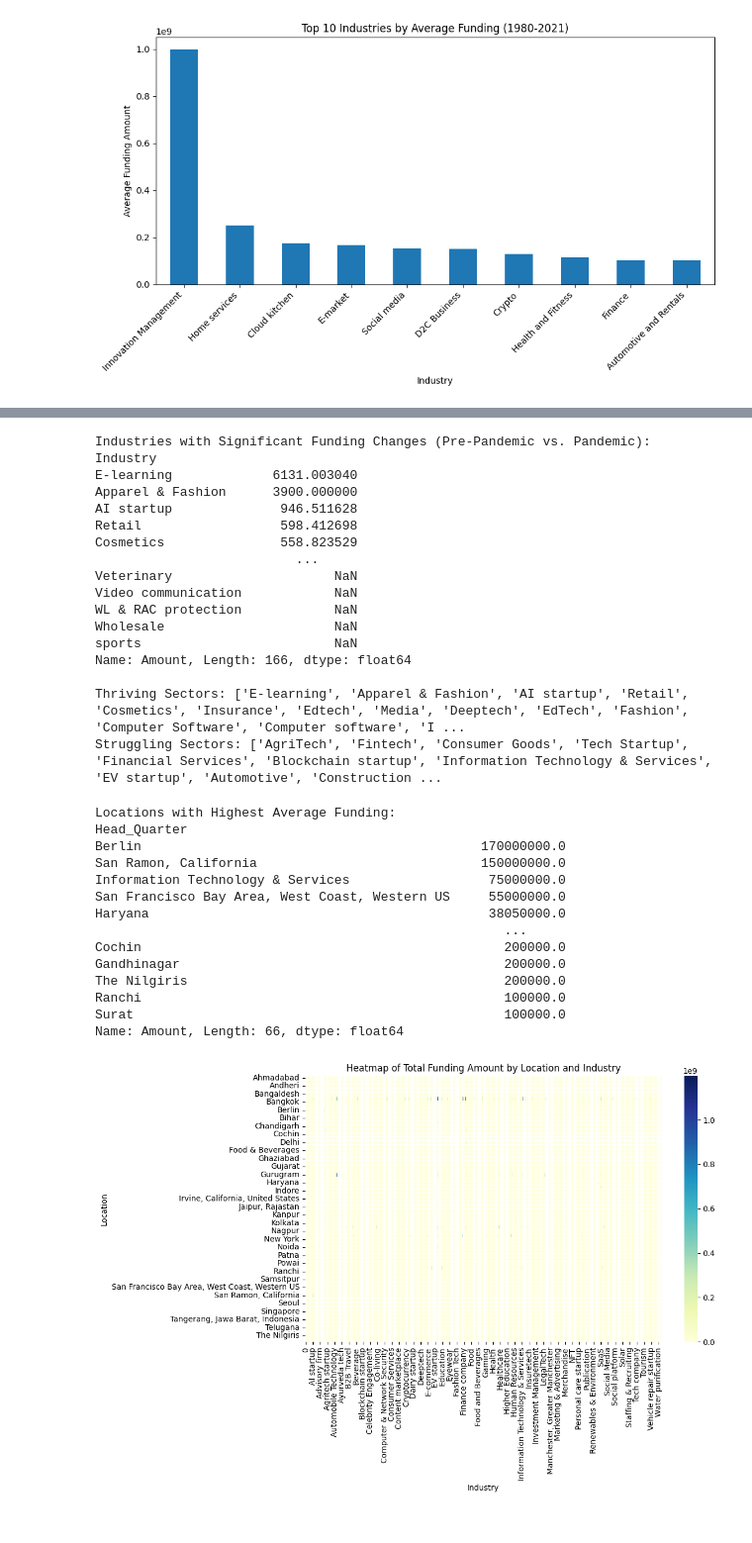
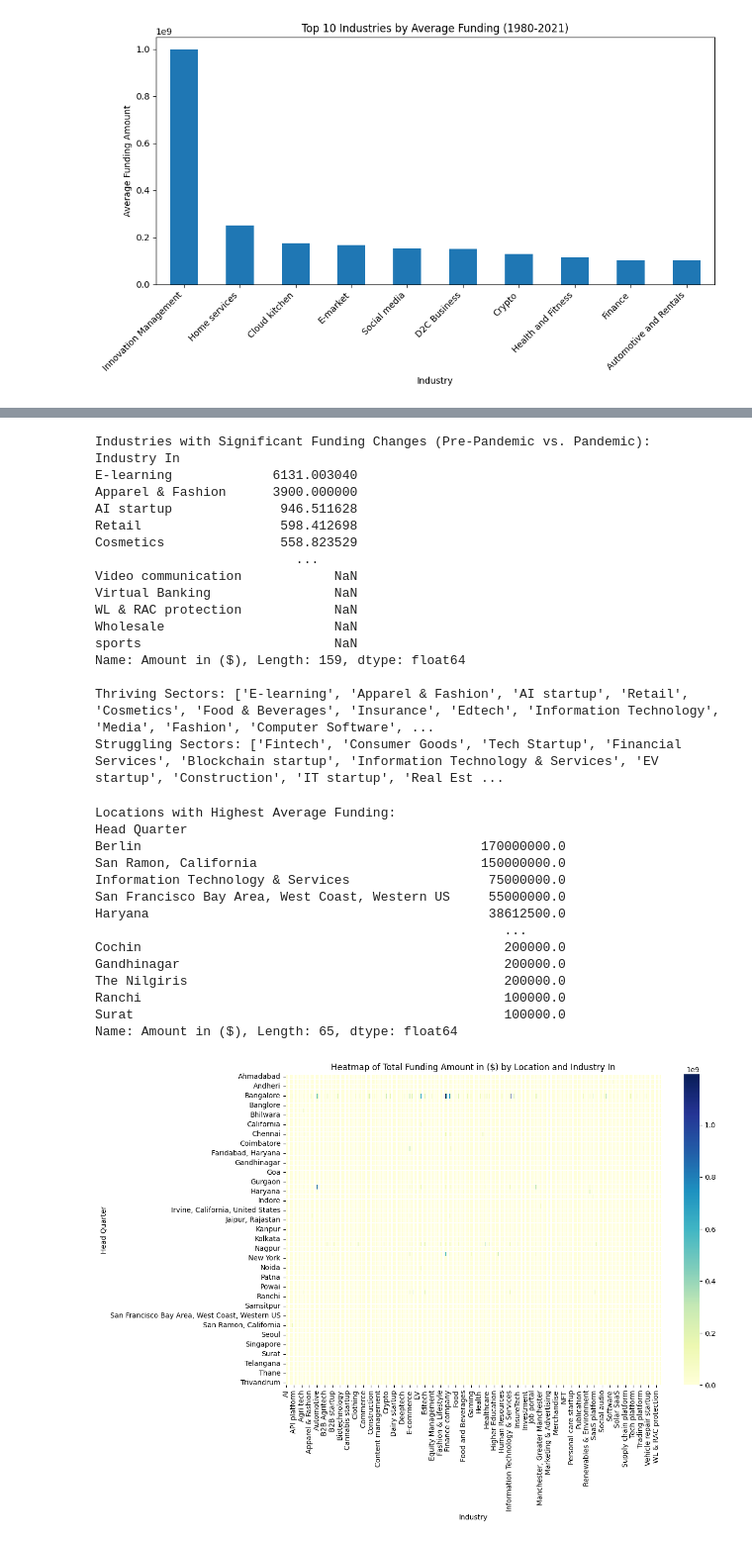
Before and after one commit to ndumbe0/LP-1-Project, a Jupyter notebook: Files/Hypothesis testing and Business Questions.ipynb, the cells around one changed output, grey strips where cells are left out. Shown: that part at 99% size. Drawn from its saved outputs; the diff is of its cells as text; code cells hidden in the pictures.

```diff
--- a/Files/Hypothesis testing and Business Questions.ipynb
+++ b/Files/Hypothesis testing and Business Questions.ipynb
@@ -13,31 +50,31 @@ import pandas as pd
 import statsmodels.formula.api as sm
 import statsmodels.api as sa
 
-# Data Cleaning
+
 df = df.dropna(subset=['Amount in ($)'])
 df = df[df['Amount in ($)'] != '']
 df['Amount in ($)'] = pd.to_numeric(df['Amount in ($)'], errors='coerce')
 
 # Handling infinite values and NaNs after conversion
-df = df[~df.isin([float('inf'), float('-inf')])].dropna()
 
-#Remove outliers
+df = df[~df.isin([float('inf'), float('-inf')]).any(axis=1)]
+df = df.dropna()
+
+# Remove outliers using IQR method
 Q1 = df['Amount in ($)'].quantile(0.25)
 Q3 = df['Amount in ($)'].quantile(0.75)
 IQR = Q3 - Q1
 lower_bound = Q1 - 1.5 * IQR
 upper_bound = Q3 + 1.5 * IQR
-df_no_outliers = df[(df['Amount in ($)'] >= lower_bound) & (df['Amount in ($)'] <= upper_bound)]
 
-# Perform ANOVA test
-formula = 'Amount in ($) ~ C(Industry In)'
+df_no_outliers = df[(df['Amount in ($)'] >= lower_bound) &
+                    (df['Amount in ($)'] <= upper_bound)]
+
+Use Q() to handle column names with spaces in formula
+formula = 'Q("Amount in ($)") ~ C(Q("Industry In"))'
 lm = sm.ols(formula, data=df_no_outliers).fit()
 anova_table = sa.stats.anova_lm(lm, typ=2)
 
+print("ANOVA Results (using Q() for column names with spaces):")
 print(anova_table)
-
-# Interpretation:
-# Look at the p-value in the ANOVA table.
-# - If the p-value is less than your significance level (e.g., 0.05), you reject the null hypothesis. This suggests that there are statistically significant differences in average funding amounts across different industries.
-# - If the p-value is greater than your significance level, you fail to reject the null hypothesis.  This suggests that there isn't enough evidence to conclude that the average funding amounts differ significantly across industries.
 # %% [output]
@@ -166,22 +204,22 @@ print("\nThriving Sectors:", thriving_sectors)
 print("Struggling Sectors:", struggling_sectors)
 # %% [output]
 Industries with Significant Funding Changes (Pre-Pandemic vs. Pandemic):
-Industry
+Industry In
 E-learning             6131.003040
 Apparel & Fashion      3900.000000
 AI startup              946.511628
 Retail                  598.412698
 Cosmetics               558.823529
                           ...
-Veterinary                     NaN
 Video communication            NaN
+Virtual Banking                NaN
 WL & RAC protection            NaN
 Wholesale                      NaN
 sports                         NaN
-Name: Amount, Length: 166, dtype: float64
+Name: Amount in ($), Length: 159, dtype: float64
 
-Thriving Sectors: ['E-learning', 'Apparel & Fashion', 'AI startup', 'Retail', 'Cosmetics', 'Insurance', 'Edtech', 'Media', 'Deeptech', 'EdTech', 'Fashion', 'Computer Software', 'Computer software', 'I ...
-Struggling Sectors: ['AgriTech', 'Fintech', 'Consumer Goods', 'Tech Startup', 'Financial Services', 'Blockchain startup', 'Information Technology & Services', 'EV startup', 'Automotive', 'Construction ...
+Thriving Sectors: ['E-learning', 'Apparel & Fashion', 'AI startup', 'Retail', 'Cosmetics', 'Food & Beverages', 'Insurance', 'Edtech', 'Information Technology', 'Media', 'Fashion', 'Computer Software', ...
+Struggling Sectors: ['Fintech', 'Consumer Goods', 'Tech Startup', 'Financial Services', 'Blockchain startup', 'Information Technology & Services', 'EV startup', 'Construction', 'IT startup', 'Real Est ...
 # %%
 # Calculate average funding per location
 avg_funding_per_location = df.groupby('Head Quarter')['Amount in ($)'].mean().sort_values(ascending=False)
@@ -192,33 +230,33 @@ print(avg_funding_per_location)
 # You can further analyze this by combining location with other factors (e.g., industry)
 # %% [output]
 Locations with Highest Average Funding:
-Head_Quarter
+Head Quarter
 Berlin                                            170000000.0
 San Ramon, California                             150000000.0
 Information Technology & Services                  75000000.0
 San Francisco Bay Area, West Coast, Western US     55000000.0
-Haryana                                            38050000.0
+Haryana                                            38612500.0
                                                      ...
 Cochin                                               200000.0
 Gandhinagar                                          200000.0
 The Nilgiris                                         200000.0
 Ranchi                                               100000.0
 Surat                                                100000.0
-Name: Amount, Length: 66, dtype: float64
+Name: Amount in ($), Length: 65, dtype: float64
 # %%
 # Create a pivot table
 pivot_table = df.pivot_table(values='Amount in ($)', index='Head Quarter', columns='Industry In', aggfunc='sum', fill_value=0)
 
 # Create the heatmap
 plt.figure(figsize=(12, 8))
 sns.heatmap(pivot_table, cmap="YlGnBu", linewidths=.5)
 plt.title('Heatmap of Total Funding Amount in ($) by Location and Industry In')
 plt.xlabel('Industry')
 plt.ylabel('Head Quarter')
-plt.tight_layout()
+constrained_layout=True
 plt.show()
 # %% [output]
-[figure, old version]
+[figure, new version]
 # %%
 # Filter the data for the years 2010 to 2021
 df_2010_2021 = df[(df['Year Founded'] >= 2010) & (df['Year Founded'] <= 2021)]
```
Also changed, not shown: parts of 6 cells of this notebook.
